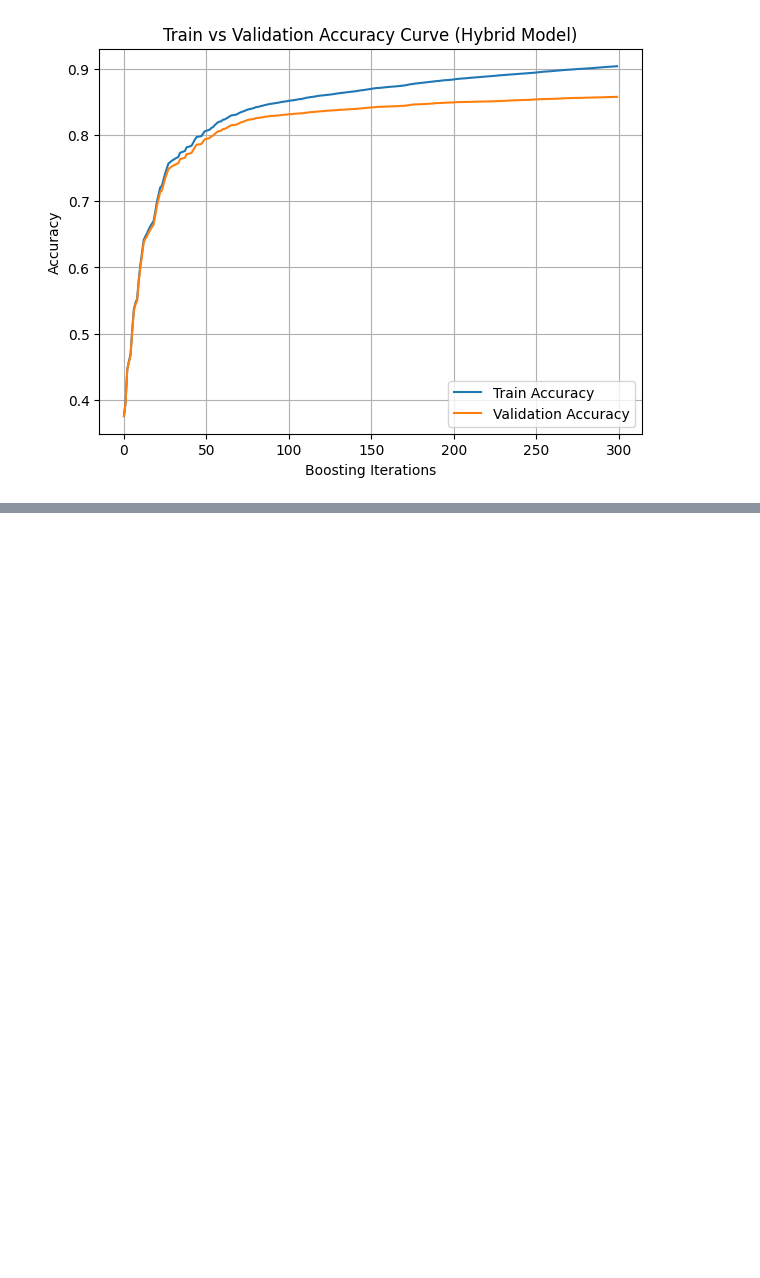
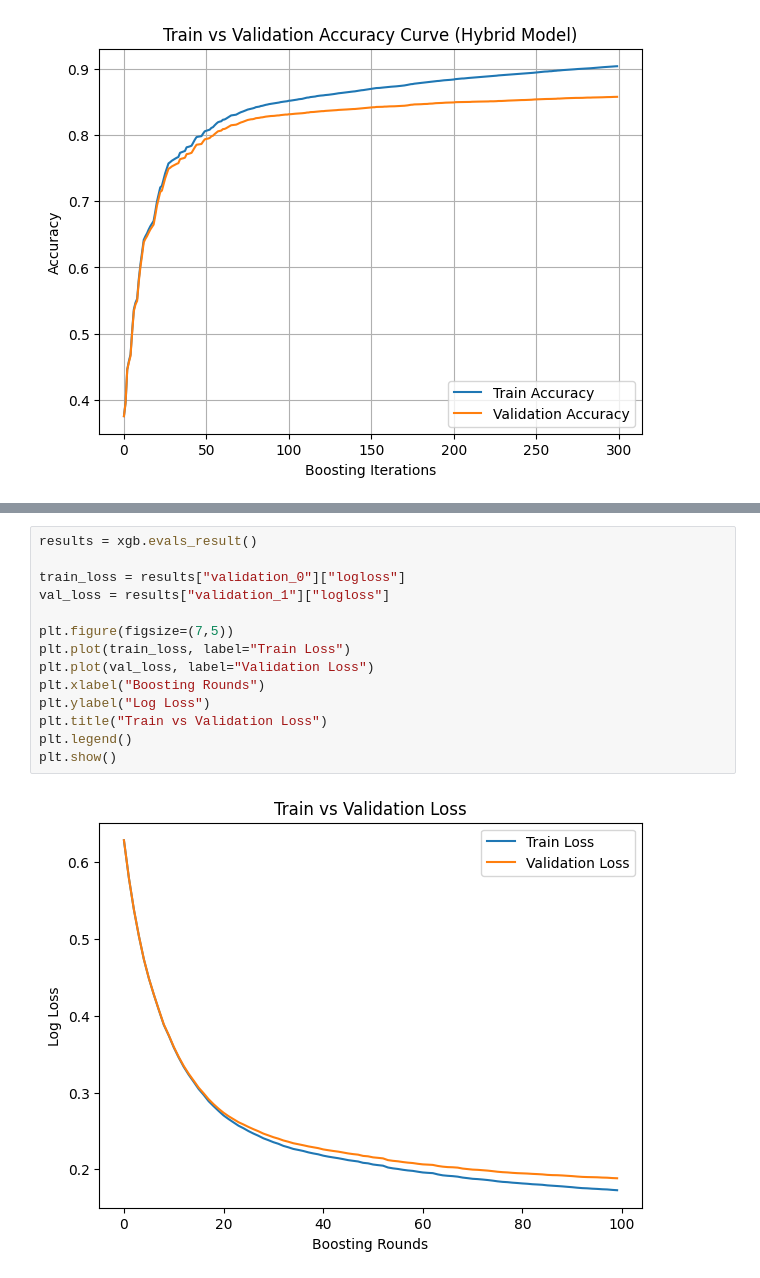
Before and after one commit to surya211099/DetectingPhishingEmail, a Jupyter notebook: DetectPhishingMail.ipynb, the cells around one changed output, grey strips where cells are left out. Drawn from its saved outputs; the diff is of its cells as text; blank space fills up the shorter version.

```diff
--- a/DetectPhishingMail.ipynb
+++ b/DetectPhishingMail.ipynb
@@ -952,0 +1007,16 @@ weighted avg       0.93      0.92      0.92      9165
+# %%
+results = xgb.evals_result()
+
+train_loss = results["validation_0"]["logloss"]
+val_loss = results["validation_1"]["logloss"]
+
+plt.figure(figsize=(7,5))
+plt.plot(train_loss, label="Train Loss")
+plt.plot(val_loss, label="Validation Loss")
+plt.xlabel("Boosting Rounds")
+plt.ylabel("Log Loss")
+plt.title("Train vs Validation Loss")
+plt.legend()
+plt.show()
+# %% [output]
+[figure, added]
```
Also changed, not shown: parts of 4 cells of this notebook.
